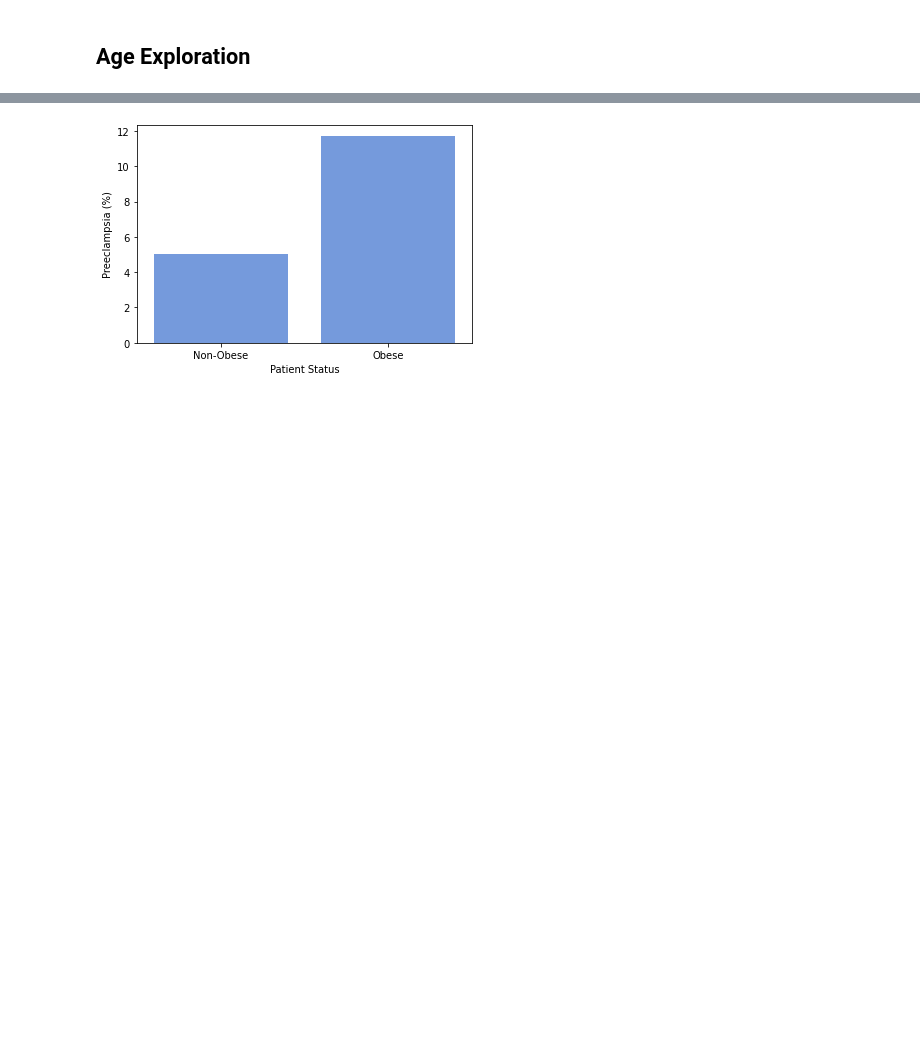
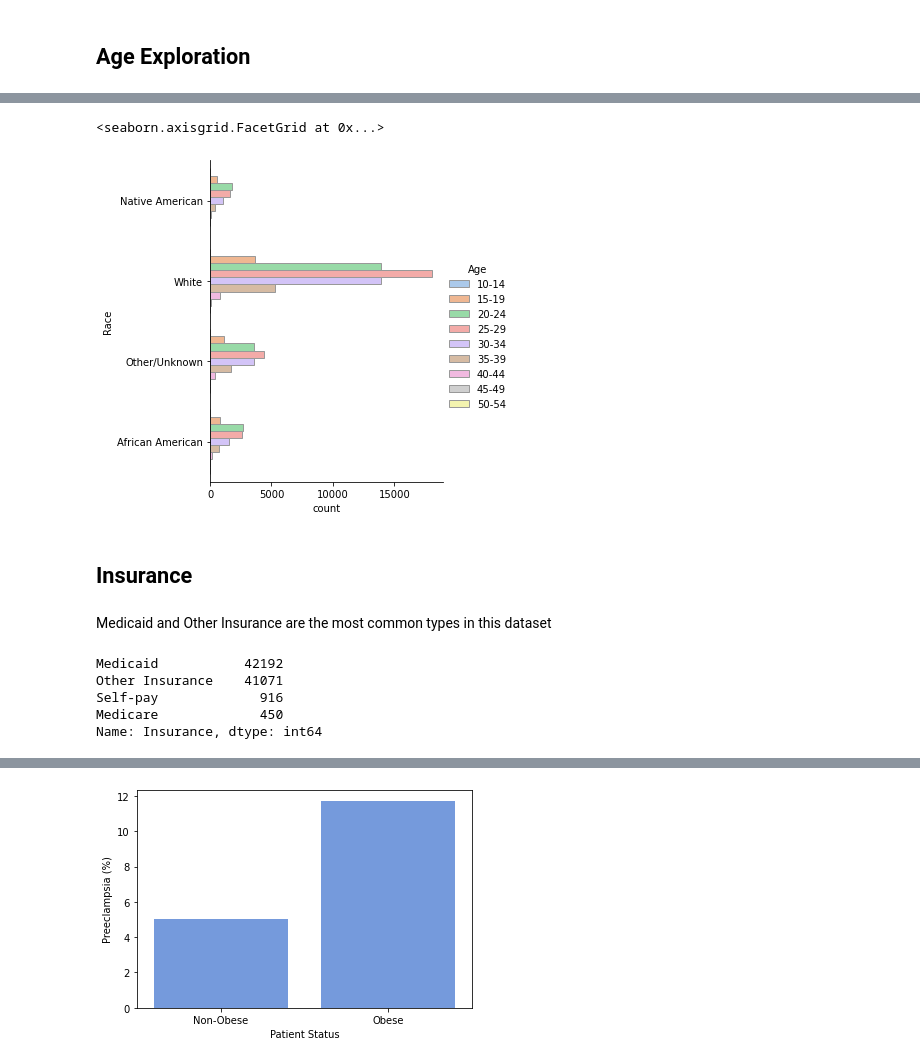
Before and after one commit to rachellb/Bennett_OUDSA5900, a Jupyter notebook: Descriptions/Oklahoma Descriptions.ipynb, the cells around one changed output, grey strips where cells are left out. Drawn from its saved outputs; the diff is of its cells as text; code cells hidden in the pictures; blank space fills up the shorter version.

```diff
--- a/Descriptions/Oklahoma Descriptions.ipynb
+++ b/Descriptions/Oklahoma Descriptions.ipynb
@@ -508,0 +443,19 @@ plt.savefig('MSPreeclampsiaOklahoma.png', dpi=400, bbox_inches = "tight")
+# %%
+sns.catplot(y="Race", hue="Age", kind="count",
+            palette="pastel", edgecolor=".6", hue_order=ageOrder,
+            data=data)
+# %% [output]
+<seaborn.axisgrid.FacetGrid at 0x...>
+[figure, added]
+# %% [markdown]
+## Insurance
+# %% [markdown]
+Medicaid and Other Insurance are the most common types in this dataset
+# %%
+data['Insurance'].value_counts()
+# %% [output]
+Medicaid           42192
+Other Insurance    41071
+Self-pay             916
+Medicare             450
+Name: Insurance, dtype: int64
```
Also changed, not shown: parts of 71 cells of this notebook, 2 other files.
